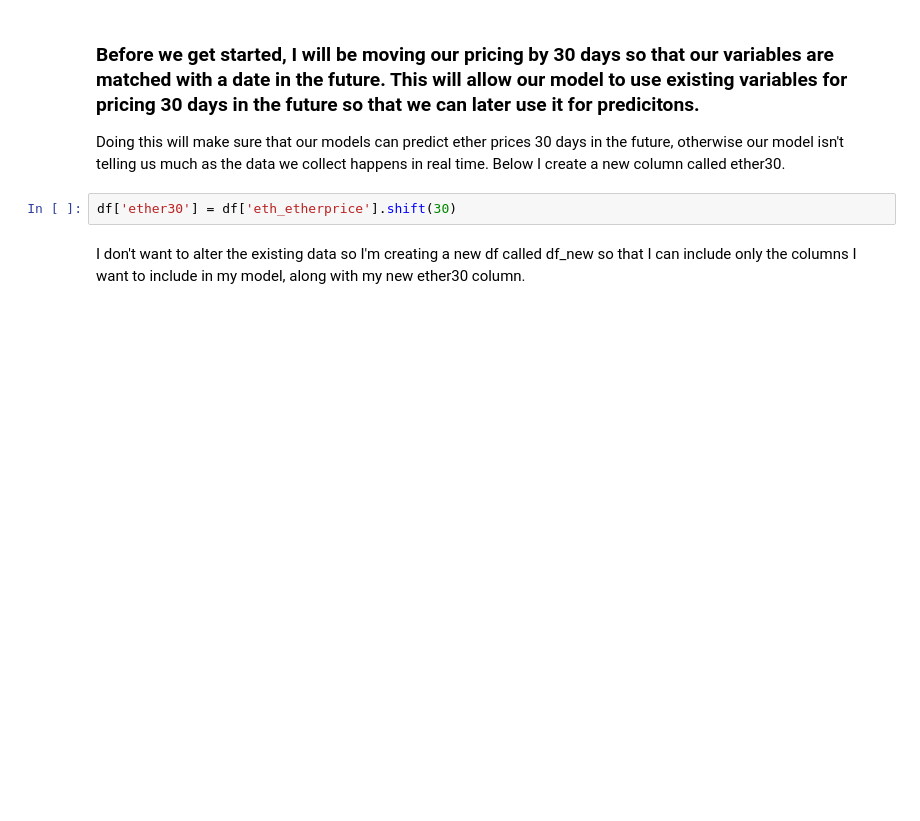
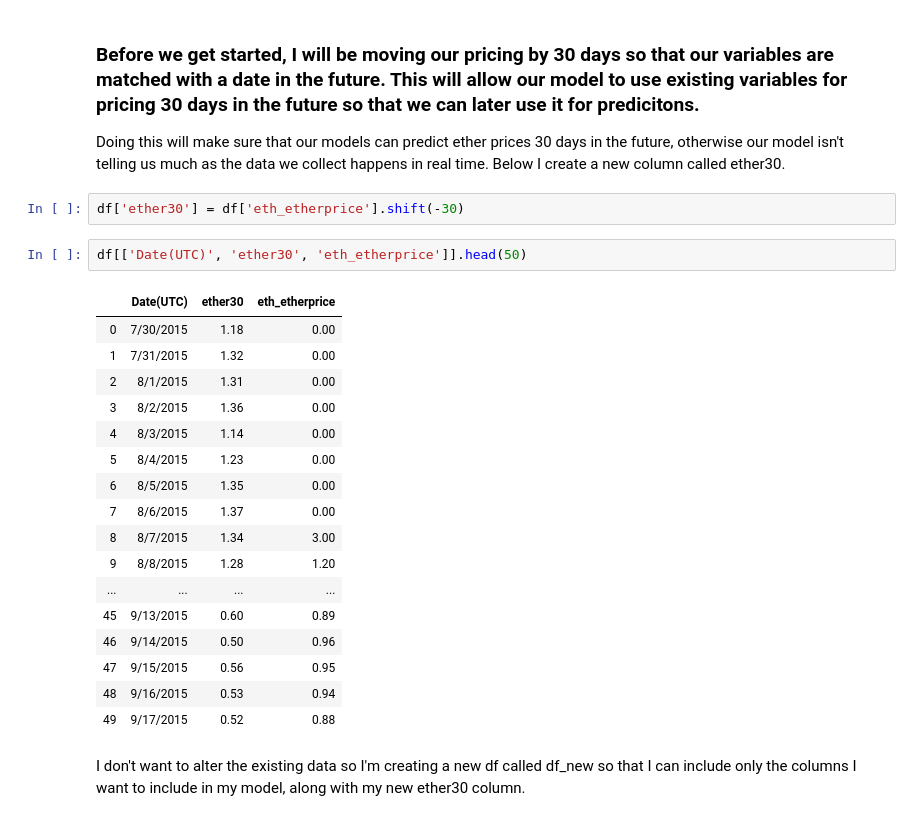
Before and after one commit to irenebratsis/Thinkful, a Jupyter notebook: 26. Ether Pricing Models - Capstone .ipynb, the cells around one changed output. Cells and saved outputs as stored; diff of their text form; blank space fills up the shorter version.

```diff
--- a/26. Ether Pricing Models - Capstone .ipynb
+++ b/26. Ether Pricing Models - Capstone .ipynb
@@ -189,7 +189,27 @@ df.corr()
 
 Doing this will make sure that our models can predict ether prices 30 days in the future, otherwise our model isn't telling us much as the data we collect happens in real time. Below I create a new column called ether30.
 # %%
-df['ether30'] = df['eth_etherprice'].shift(30)
+df['ether30'] = df['eth_etherprice'].shift(-30)
+# %%
+df[['Date(UTC)', 'ether30', 'eth_etherprice']].head(50)
+# %% [output]
+|  | Date(UTC) | ether30 | eth_etherprice |
+| 0 | 7/30/2015 | 1.18 | 0.00 |
+| 1 | 7/31/2015 | 1.32 | 0.00 |
+| 2 | 8/1/2015 | 1.31 | 0.00 |
+| 3 | 8/2/2015 | 1.36 | 0.00 |
+| 4 | 8/3/2015 | 1.14 | 0.00 |
+| 5 | 8/4/2015 | 1.23 | 0.00 |
+| 6 | 8/5/2015 | 1.35 | 0.00 |
+| 7 | 8/6/2015 | 1.37 | 0.00 |
+| 8 | 8/7/2015 | 1.34 | 3.00 |
+| 9 | 8/8/2015 | 1.28 | 1.20 |
+| ... | ... | ... | ... |
+| 45 | 9/13/2015 | 0.60 | 0.89 |
+| 46 | 9/14/2015 | 0.50 | 0.96 |
+| 47 | 9/15/2015 | 0.56 | 0.95 |
+| 48 | 9/16/2015 | 0.53 | 0.94 |
+| 49 | 9/17/2015 | 0.52 | 0.88 |
 # %% [markdown]
 I don't want to alter the existing data so I'm creating a new df called df_new so that I can include only the columns I want to include in my model, along with my new ether30 column.
 # %%
```
Also changed, not shown: parts of 22 cells of this notebook.
